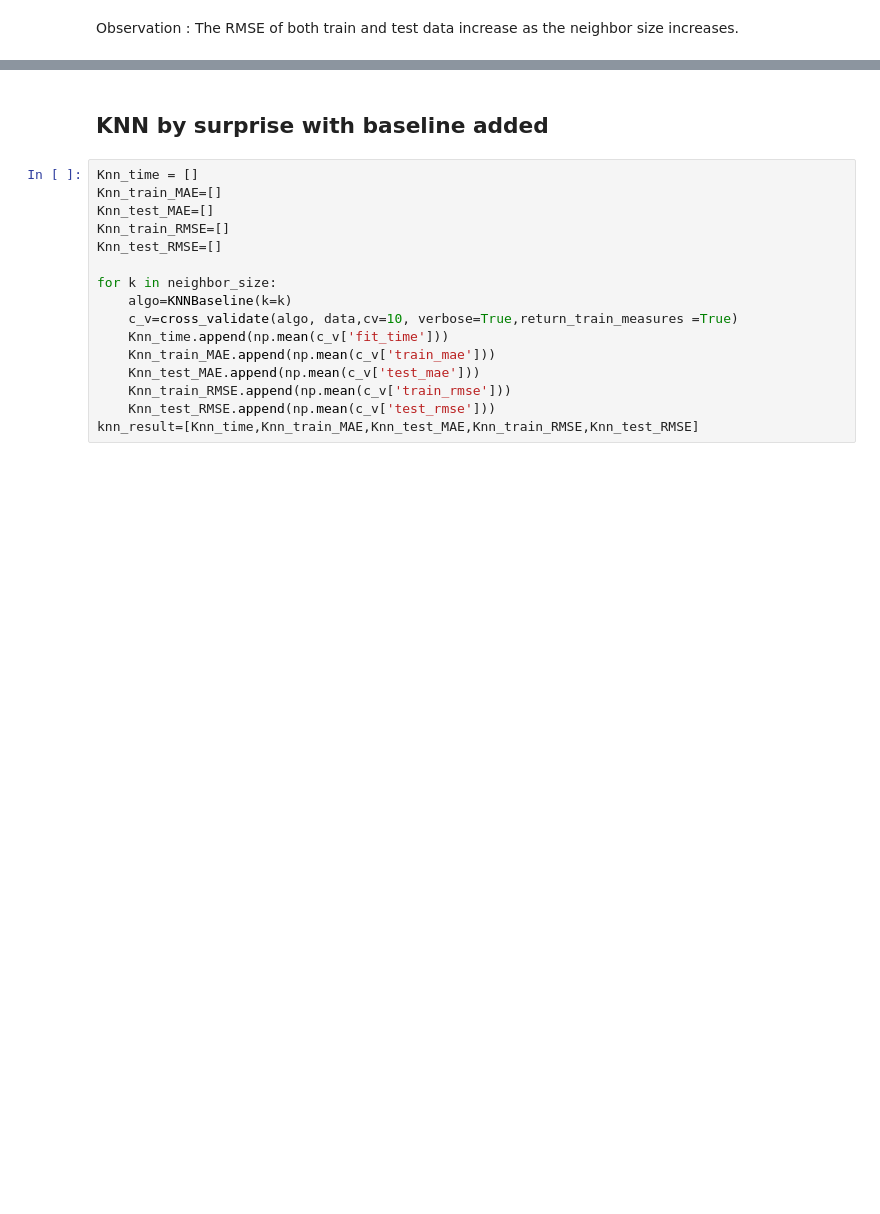
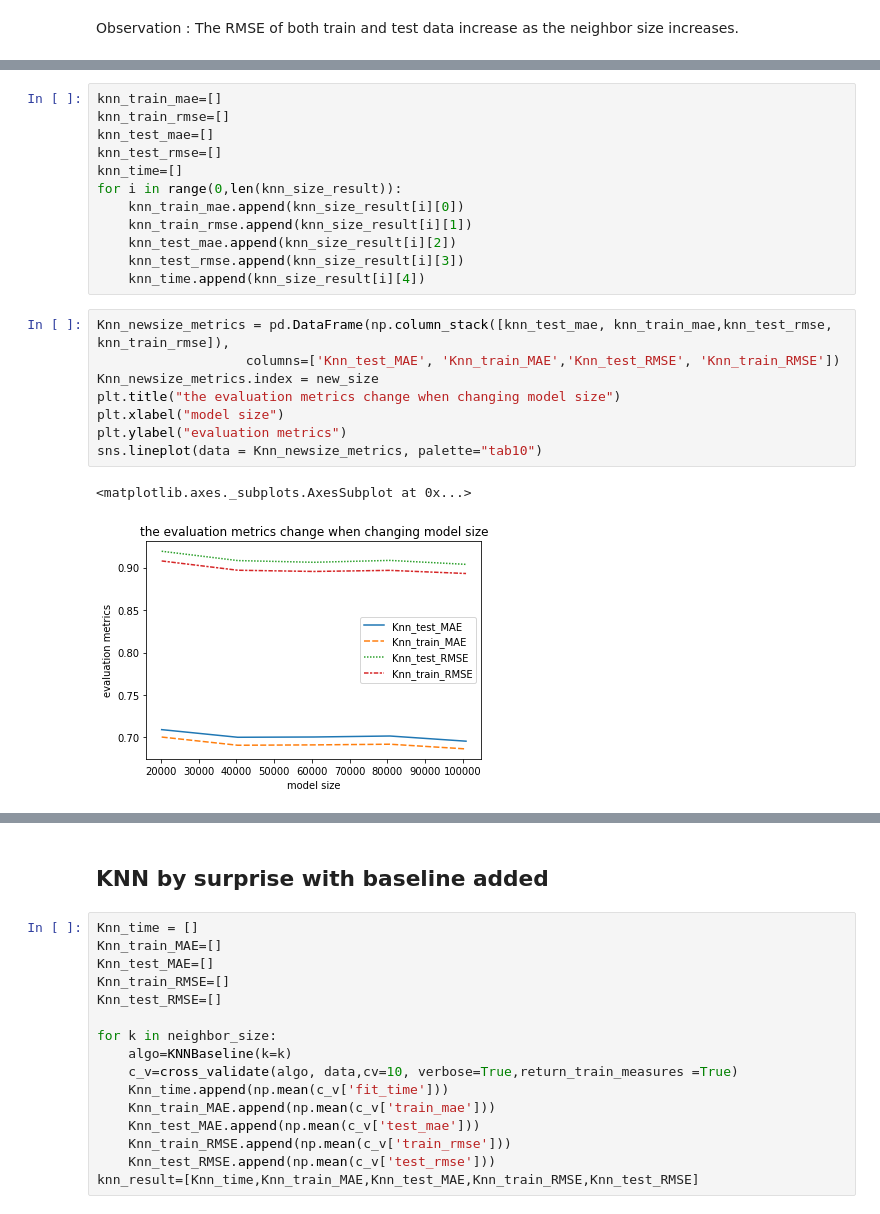
Before and after one commit to YLDAPhoenix11/Personalization, a Jupyter notebook: HW2.ipynb, the cells around one changed output, grey strips where cells are left out. Saved outputs shown, nothing was run; the diff lists cells and outputs as text; blank space fills up the shorter version.

Commit message:
add plot

```diff
--- a/HW2.ipynb
+++ b/HW2.ipynb
@@ -198,0 +222,23 @@ The RMSE of both train and test data increase as the neighbor size increases.
+# %%
+knn_train_mae=[]
+knn_train_rmse=[]
+knn_test_mae=[]
+knn_test_rmse=[]
+knn_time=[]
+for i in range(0,len(knn_size_result)):
+    knn_train_mae.append(knn_size_result[i][0])
+    knn_train_rmse.append(knn_size_result[i][1])
+    knn_test_mae.append(knn_size_result[i][2])
+    knn_test_rmse.append(knn_size_result[i][3])
+    knn_time.append(knn_size_result[i][4])
+# %%
+Knn_newsize_metrics = pd.DataFrame(np.column_stack([knn_test_mae, knn_train_mae,knn_test_rmse, knn_train_rmse]),
+                   columns=['Knn_test_MAE', 'Knn_train_MAE','Knn_test_RMSE', 'Knn_train_RMSE'])
+Knn_newsize_metrics.index = new_size
+plt.title("the evaluation metrics change when changing model size")
+plt.xlabel("model size")
+plt.ylabel("evaluation metrics")
+sns.lineplot(data = Knn_newsize_metrics, palette="tab10")
+# %% [output]
+<matplotlib.axes._subplots.AxesSubplot at 0x...>
+[figure, added]
```
Also changed, not shown: parts of 25 cells of this notebook, 1 other file.
